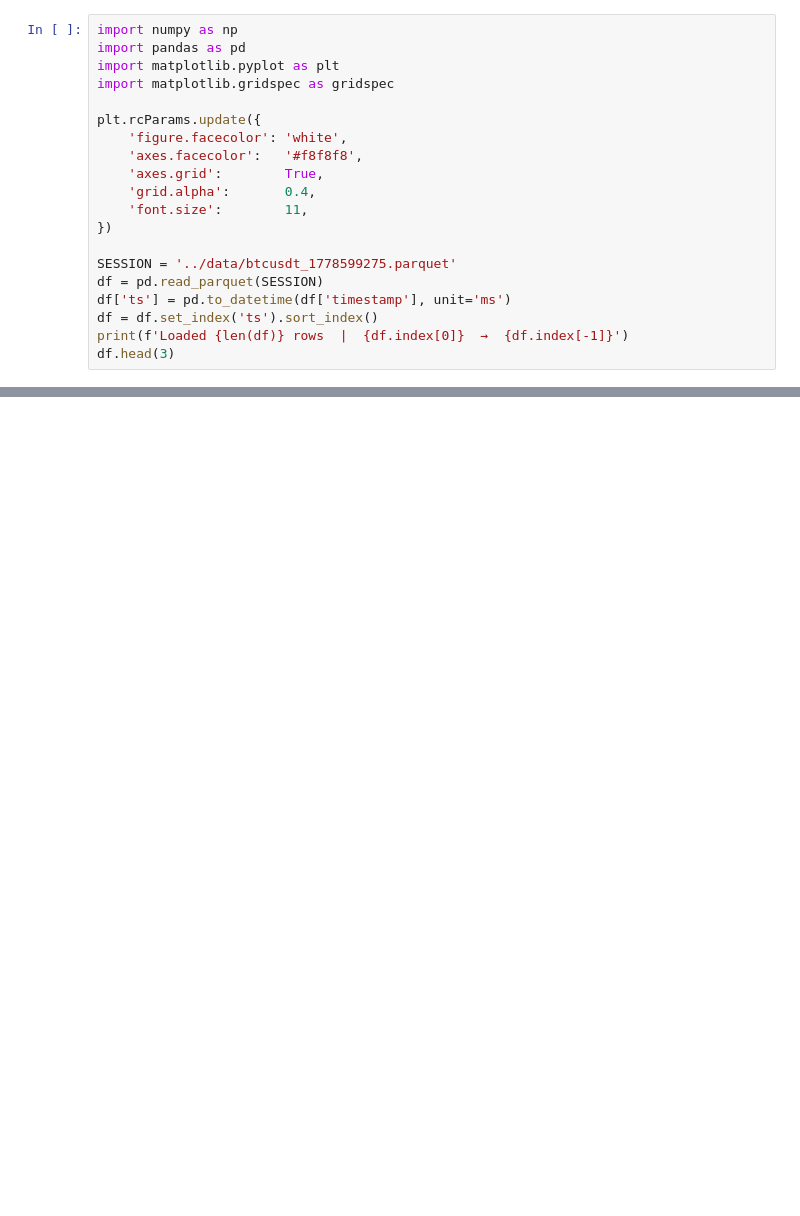
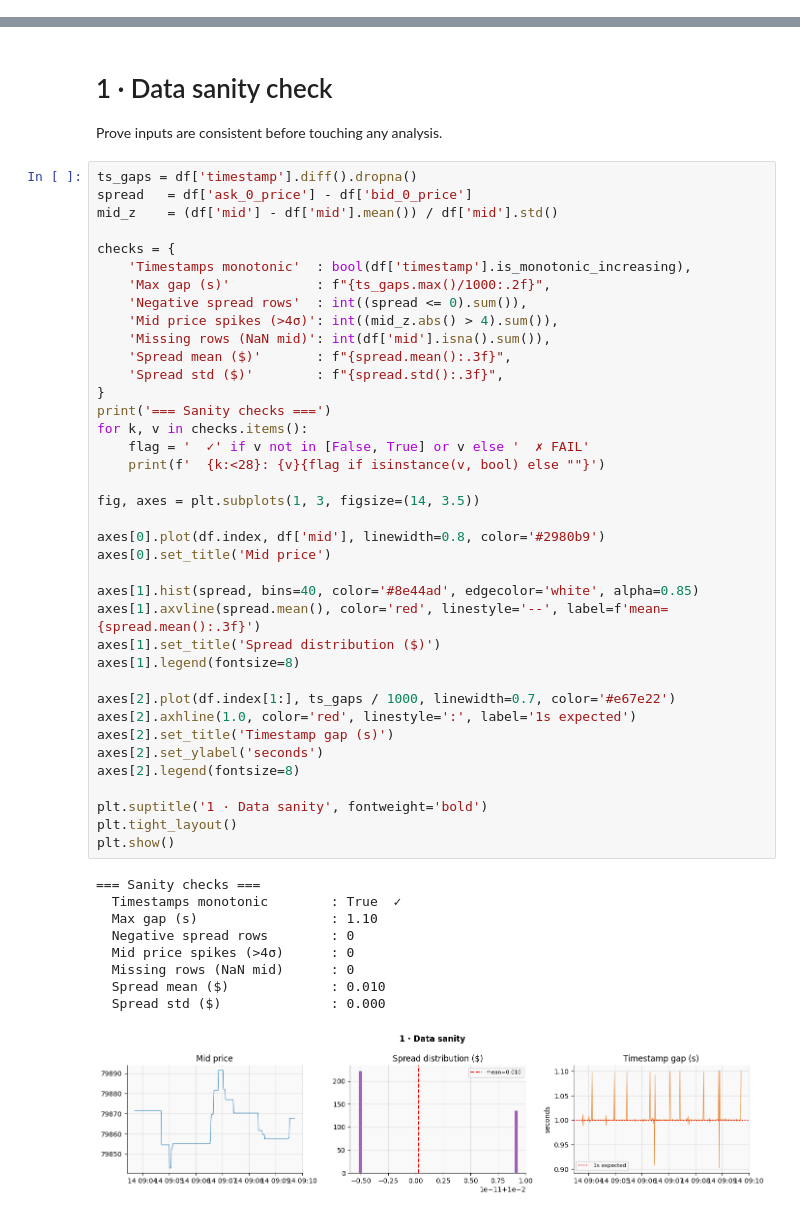
Before and after one commit to jiakai2002/market-making-bot, a Jupyter notebook: backtest/analysis.ipynb, the cells around one changed output, grey strips where cells are left out. Saved outputs shown, nothing was run; the diff lists cells and outputs as text; blank space fills up the shorter version.

```diff
--- a/backtest/analysis.ipynb
+++ b/backtest/analysis.ipynb
@@ -4,20 +0,0 @@ Loads a session parquet, computes standard and MM-specific metrics, and produces
-# %%
-import numpy as np
-import pandas as pd
-import matplotlib.pyplot as plt
-import matplotlib.gridspec as gridspec
-
-plt.rcParams.update({
-    'figure.facecolor': 'white',
-    'axes.facecolor':   '#f8f8f8',
-    'axes.grid':        True,
-    'grid.alpha':       0.4,
-    'font.size':        11,
-})
-
-SESSION = '../data/btcusdt_1778599275.parquet'
-df = pd.read_parquet(SESSION)
-df['ts'] = pd.to_datetime(df['timestamp'], unit='ms')
-df = df.set_index('ts').sort_index()
-print(f'Loaded {len(df)} rows  |  {df.index[0]}  →  {df.index[-1]}')
-df.head(3)
@@ -388,0 +42,52 @@ print('='*48)
+# %% [markdown]
+# 1 · Data sanity check
+
+Prove inputs are consistent before touching any analysis.
+# %%
+ts_gaps = df['timestamp'].diff().dropna()
+spread   = df['ask_0_price'] - df['bid_0_price']
+mid_z    = (df['mid'] - df['mid'].mean()) / df['mid'].std()
+
+checks = {
+    'Timestamps monotonic'  : bool(df['timestamp'].is_monotonic_increasing),
+    'Max gap (s)'           : f"{ts_gaps.max()/1000:.2f}",
+    'Negative spread rows'  : int((spread <= 0).sum()),
+    'Mid price spikes (>4σ)': int((mid_z.abs() > 4).sum()),
+    'Missing rows (NaN mid)': int(df['mid'].isna().sum()),
+    'Spread mean ($)'       : f"{spread.mean():.3f}",
+    'Spread std ($)'        : f"{spread.std():.3f}",
+}
+print('=== Sanity checks ===')
+for k, v in checks.items():
+    flag = '  ✓' if v not in [False, True] or v else '  ✗ FAIL'
+    print(f'  {k:<28}: {v}{flag if isinstance(v, bool) else ""}')
+
+fig, axes = plt.subplots(1, 3, figsize=(14, 3.5))
+
+axes[0].plot(df.index, df['mid'], linewidth=0.8, color='#2980b9')
+axes[0].set_title('Mid price')
+
+axes[1].hist(spread, bins=40, color='#8e44ad', edgecolor='white', alpha=0.85)
+axes[1].axvline(spread.mean(), color='red', linestyle='--', label=f'mean={spread.mean():.3f}')
+axes[1].set_title('Spread distribution ($)')
+axes[1].legend(fontsize=8)
+
+axes[2].plot(df.index[1:], ts_gaps / 1000, linewidth=0.7, color='#e67e22')
+axes[2].axhline(1.0, color='red', linestyle=':', label='1s expected')
+axes[2].set_title('Timestamp gap (s)')
+axes[2].set_ylabel('seconds')
+axes[2].legend(fontsize=8)
+
+plt.suptitle('1 · Data sanity', fontweight='bold')
+plt.tight_layout()
+plt.show()
+# %% [output]
+=== Sanity checks ===
+  Timestamps monotonic        : True  ✓
+  Max gap (s)                 : 1.10
+  Negative spread rows        : 0
+  Mid price spikes (>4σ)      : 0
+  Missing rows (NaN mid)      : 0
+  Spread mean ($)             : 0.010
+  Spread std ($)              : 0.000
+[figure, added]
```
Also changed, not shown: parts of 40 cells of this notebook, 7 other files.
